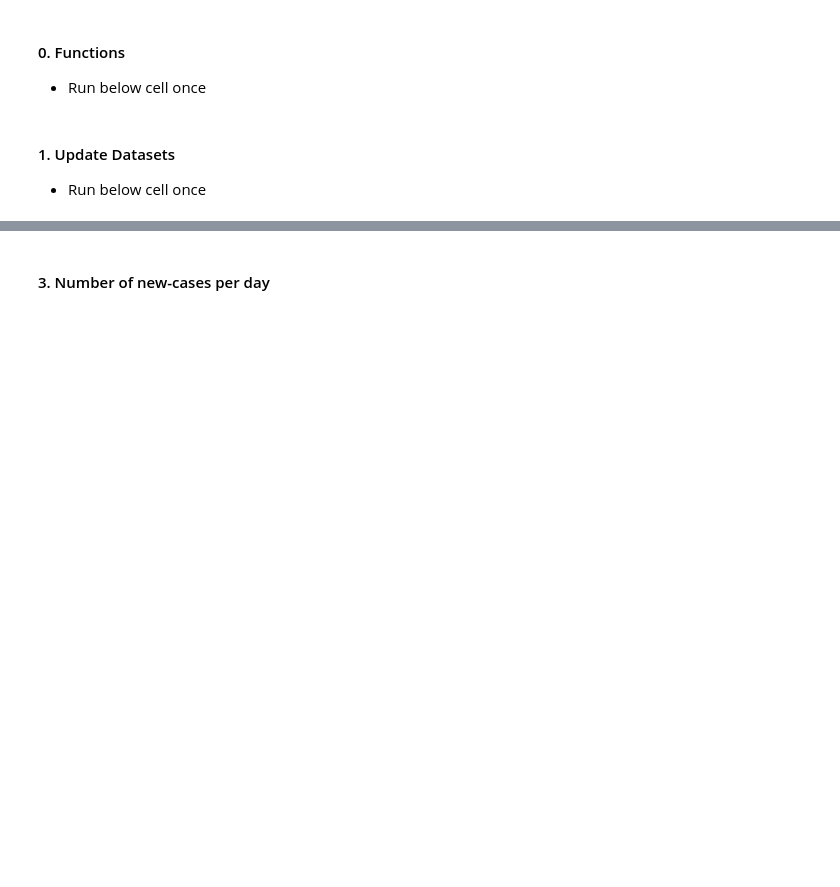
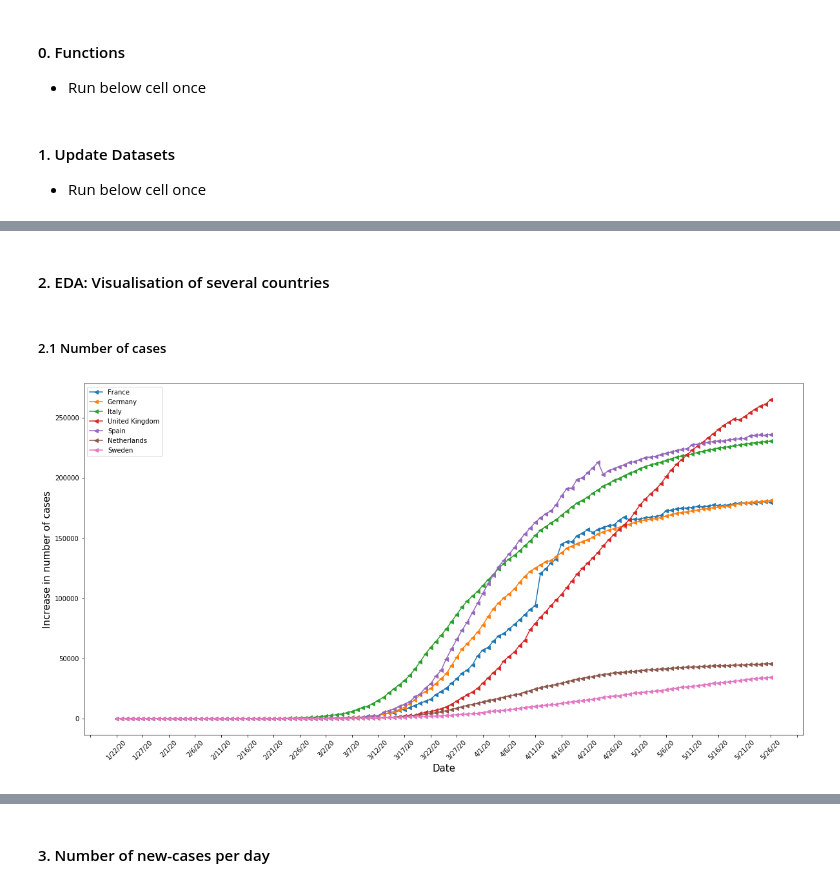
Before and after one commit to j-greggazz/Kaggle, a Jupyter notebook: covid_19/notebooks/0. Save and update datasets.ipynb, the cells around one changed output, grey strips where cells are left out. Drawn from its saved outputs; the diff is of its cells as text; code cells hidden in the pictures; blank space fills up the shorter version.

```diff
--- a/covid_19/notebooks/0. Save and update datasets.ipynb
+++ b/covid_19/notebooks/0. Save and update datasets.ipynb
@@ -273,0 +364,3 @@ df_daily_change_death = create_changes_dataframe(deaths_df.copy())
+# %%
+cases_sum_df = create_aggregates_dataframe(conf_df)
+cases_sum_df.head(10)
@@ -273,0 +408,21 @@ df_daily_change_death = create_changes_dataframe(deaths_df.copy())
+# %% [markdown]
+#### 2. EDA: Visualisation of several countries
+# %% [markdown]
+##### 2.1 Number of cases
+# %%
+list_countries = ['France', 'Germany', 'Italy', 'United Kingdom', 'Spain', 'Netherlands', 'Sweden']
+
+#if 'US_Mainland' in list_countries: list_countries.remove('US_Mainland')
+colourList = []
+for i in range(0, len(list_countries)+1):
+    colourList.append(getcolour())
+#labels = ["Increase in number of deaths", "Number of new deaths per day"]
+labels = ["Number of absolute cases", "Western Europe"]
+filtering = True
+Ts = 1
+order = 6
+cutoff = 0.3
+filterInputs = [filtering, Ts, order, cutoff]
+plotDailyChanges(cases_sum_df, list_countries, colourList, axislabels, filterInputs, plotAbsoluteCases = True)
+# %% [output]
+[figure, added]
```
Also changed, not shown: parts of 20 cells of this notebook.
